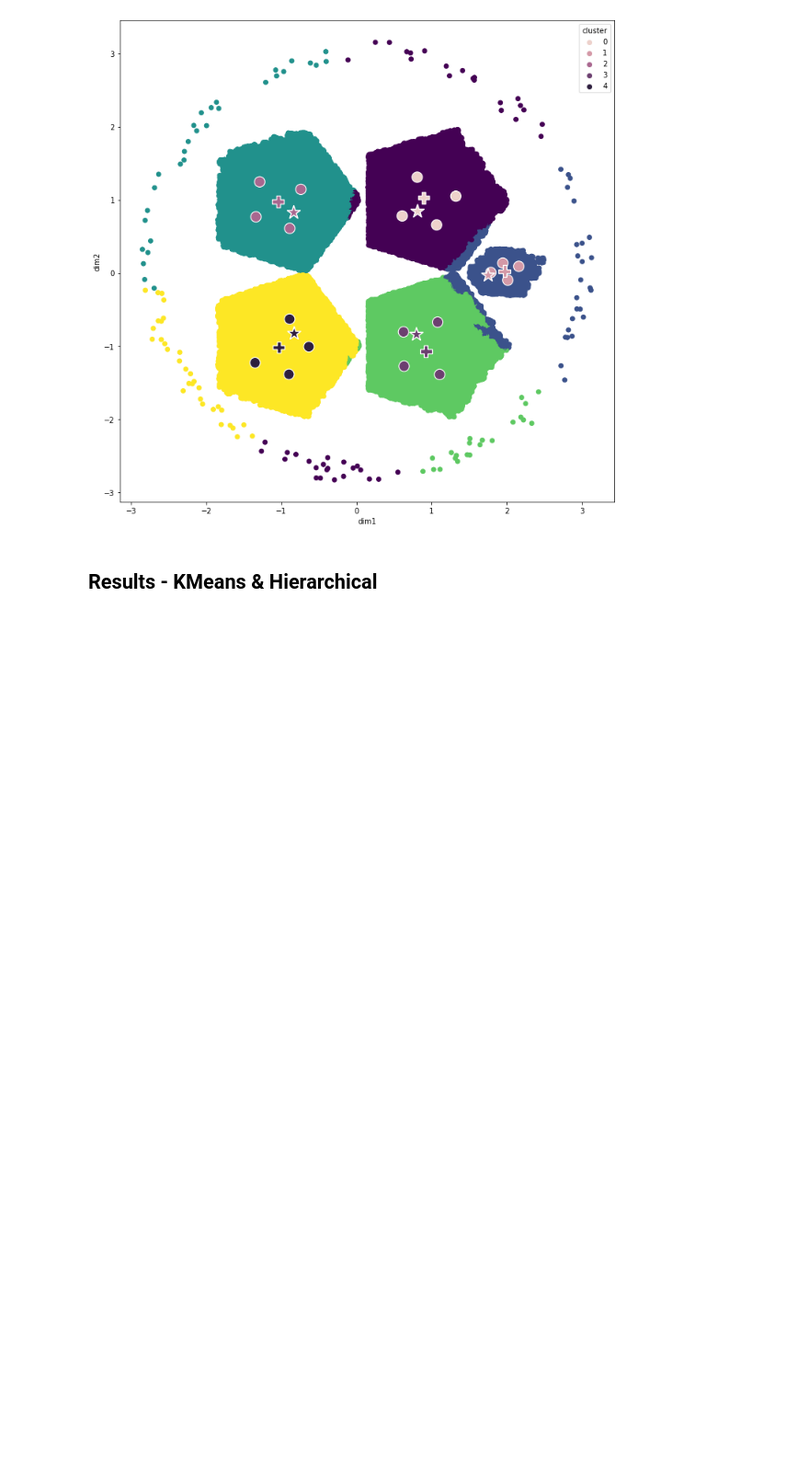
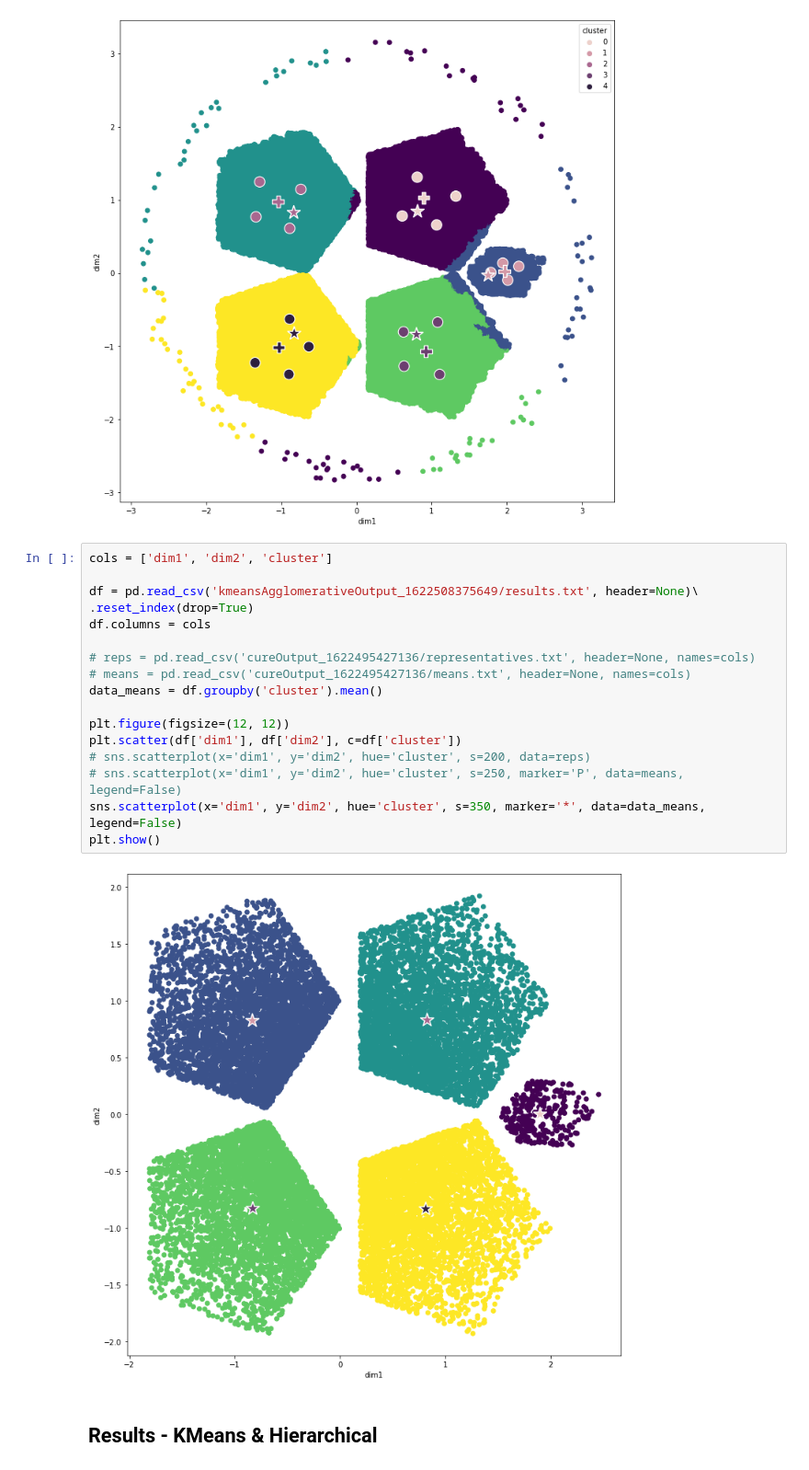
Before and after one commit to Enkhai/CURE-spark, a Jupyter notebook: results.ipynb, the cells around one changed output. Shown at 92% size. Drawn from its saved outputs; the diff is of its cells as text; blank space fills up the shorter version.

Commit message:
Perfected the average linkage agglomerative algorithm

```diff
--- a/results.ipynb
+++ b/results.ipynb
@@ -119,6 +119,25 @@ sns.scatterplot(x='dim1', y='dim2', hue='cluster', s=350, marker='*', data=data_
 plt.show()
 # %% [output]
 [figure]
+# %%
+cols = ['dim1', 'dim2', 'cluster']
+
+df = pd.read_csv('kmeansAgglomerativeOutput_1622508375649/results.txt', header=None)\
+.reset_index(drop=True)
+df.columns = cols
+
+# reps = pd.read_csv('cureOutput_1622495427136/representatives.txt', header=None, names=cols)
+# means = pd.read_csv('cureOutput_1622495427136/means.txt', header=None, names=cols)
+data_means = df.groupby('cluster').mean()
+
+plt.figure(figsize=(12, 12))
+plt.scatter(df['dim1'], df['dim2'], c=df['cluster'])
+# sns.scatterplot(x='dim1', y='dim2', hue='cluster', s=200, data=reps)
+# sns.scatterplot(x='dim1', y='dim2', hue='cluster', s=250, marker='P', data=means, legend=False)
+sns.scatterplot(x='dim1', y='dim2', hue='cluster', s=350, marker='*', data=data_means, legend=False)
+plt.show()
+# %% [output]
+[figure, added]
 # %% [markdown]
 ## Results - KMeans & Hierarchical
 # %% [markdown]
```
Also changed, not shown: 2 other files.
